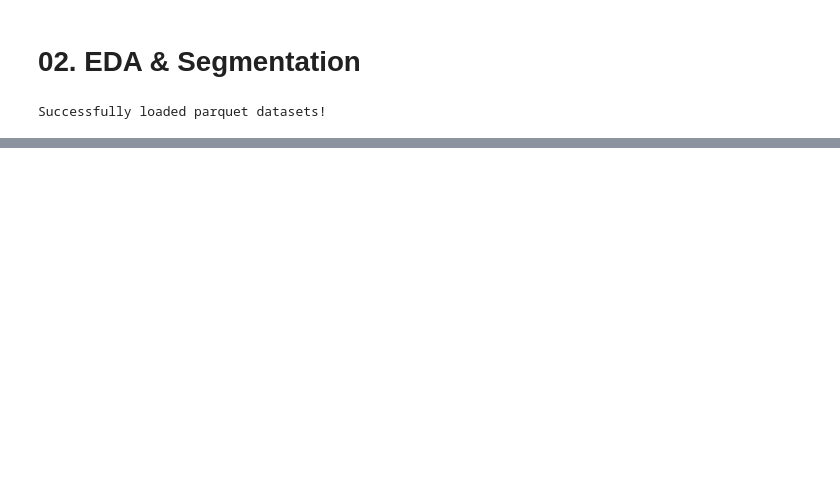
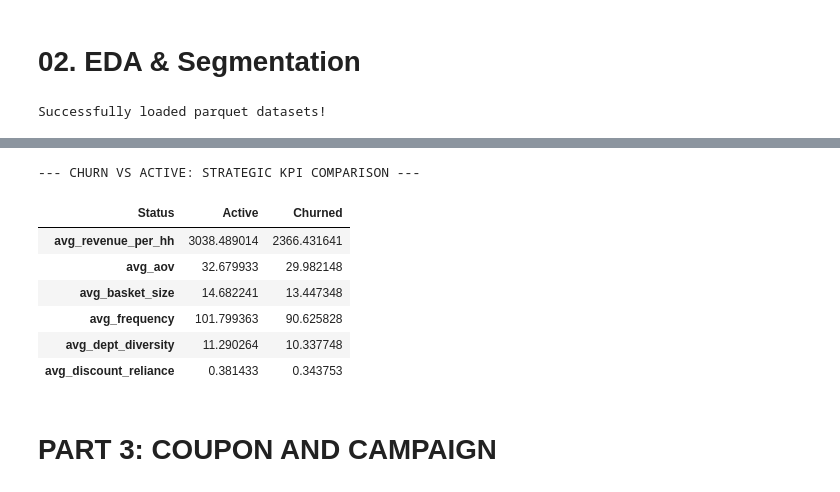
Before and after one commit to bich-le/DDM-Churn-Project, a Jupyter notebook: notebooks/02_Exploratory_Data_Analysis.ipynb, the cells around one changed output, grey strips where cells are left out. Saved outputs shown, nothing was run; the diff lists cells and outputs as text; code cells hidden in the pictures; blank space fills up the shorter version.

```diff
--- a/notebooks/02_Exploratory_Data_Analysis.ipynb
+++ b/notebooks/02_Exploratory_Data_Analysis.ipynb
@@ -249,9 +260,0 @@ plt.show()
-# %%
-plt.figure(figsize=(15, 5))
-for i, feature in enumerate(features):
-    plt.subplot(1, 3, i+1)
-    sns.boxplot(y=customer_base_rfm[feature], color='lightcoral')
-    plt.title(f'Boxplot of {feature}')
-
-plt.tight_layout()
-plt.show()
@@ -1034,0 +458,2 @@ coupon_redempt.head()
+# %%
+transactions_customer_base = transactions_master.merge(customer_base, on='household_key', how='left')
@@ -1034,0 +838,41 @@ coupon_redempt.head()
+# %%
+# --- 1. TÍNH TOÁN CHỈ SỐ CẤP HỘ GIA ĐÌNH (HOUSEHOLD LEVEL) ---
+# Chúng ta gom nhóm theo từng hộ trước để thấy hành vi điển hình của 1 khách hàng
+hh_metrics = transactions_customer_base.groupby(['household_key', 'is_churn']).agg(
+    total_spend=('SALES_VALUE', 'sum'),
+    total_items=('QUANTITY', 'sum'),
+    total_baskets=('BASKET_ID', 'nunique'),
+    unique_depts=('DEPARTMENT', 'nunique'),
+    total_coupon_disc=('COUPON_DISC', lambda x: x.abs().sum())
+).reset_index()
+
+# Tính các chỉ số phái sinh cho từng hộ
+hh_metrics['aov'] = hh_metrics['total_spend'] / hh_metrics['total_baskets']
+hh_metrics['basket_size'] = hh_metrics['total_items'] / hh_metrics['total_baskets']
+hh_metrics['coupon_reliance_pct'] = (hh_metrics['total_coupon_disc'] / hh_metrics['total_spend']) * 100
+
+# --- 2. TÍNH CHỈ SỐ TRUNG BÌNH GIỮA 2 NHÓM (GROUP LEVEL) ---
+churn_comparison = hh_metrics.groupby('is_churn').agg(
+    avg_revenue_per_hh=('total_spend', 'mean'), # ARPU
+    avg_aov=('aov', 'mean'),                    # AOV trung bình
+    avg_basket_size=('basket_size', 'mean'),    # Số món trung bình/giỏ
+    avg_frequency=('total_baskets', 'mean'),    # Tần suất đi chợ (số hóa đơn)
+    avg_dept_diversity=('unique_depts', 'mean'),# Độ đa dạng ngành hàng
+    avg_discount_reliance=('coupon_reliance_pct', 'mean') # Độ nghiện giảm giá
+).reset_index()
+
+# Đổi tên nhãn cho dễ đọc
+churn_comparison['Status'] = churn_comparison['is_churn'].map({0: 'Active', 1: 'Churned'})
+
+# --- XUẤT KẾ QUẢ ---
+print("--- CHURN VS ACTIVE: STRATEGIC KPI COMPARISON ---")
+display(churn_comparison.set_index('Status').drop(columns='is_churn').T)
+# %% [output]
+--- CHURN VS ACTIVE: STRATEGIC KPI COMPARISON ---
+| Status | Active | Churned |
+| avg_revenue_per_hh | 3038.489014 | 2366.431641 |
+| avg_aov | 32.679933 | 29.982148 |
+| avg_basket_size | 14.682241 | 13.447348 |
+| avg_frequency | 101.799363 | 90.625828 |
+| avg_dept_diversity | 11.290264 | 10.337748 |
+| avg_discount_reliance | 0.381433 | 0.343753 |
@@ -1034,0 +924,2 @@ coupon_redempt.head()
+# %% [markdown]
+# PART 3: COUPON AND CAMPAIGN
```
Also changed, not shown: parts of 87 cells of this notebook, 1 other file.
